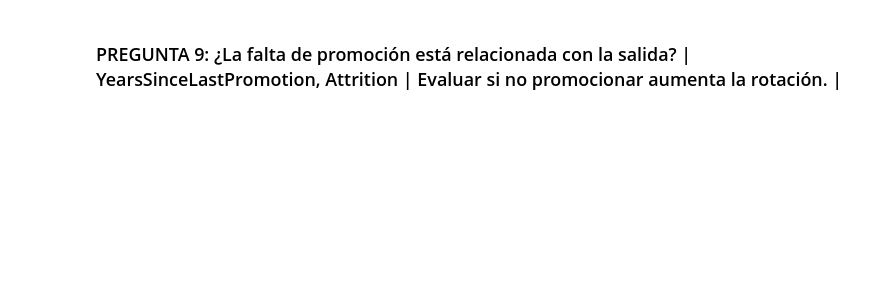
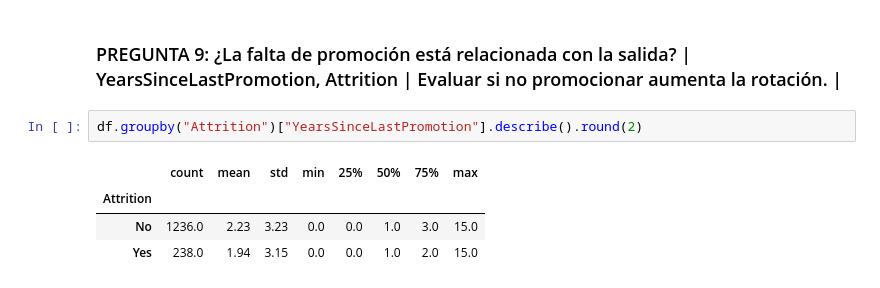
Before and after one commit to aliciagonzalezgoz/project-da-promo-69-modulo-3-team-2, a Jupyter notebook: Fase1.ipynb, the cells around one changed output. Saved outputs shown, nothing was run; the diff lists cells and outputs as text; blank space fills up the shorter version.

```diff
--- a/Fase1.ipynb
+++ b/Fase1.ipynb
@@ -385,2 +391,9 @@ Revisar la política salarial, especialmente en los puestos con mayor rotación
 # %% [markdown]
 ### PREGUNTA 9:  ¿La falta de promoción está relacionada con la salida? | YearsSinceLastPromotion, Attrition | Evaluar si no promocionar aumenta la rotación. |
+# %%
+df.groupby("Attrition")["YearsSinceLastPromotion"].describe().round(2)
+# %% [output]
+|  | count | mean | std | min | 25% | 50% | 75% | max |
+| Attrition |  |  |  |  |  |  |  |  |
+| No | 1236.0 | 2.23 | 3.23 | 0.0 | 0.0 | 1.0 | 3.0 | 15.0 |
+| Yes | 238.0 | 1.94 | 3.15 | 0.0 | 0.0 | 1.0 | 2.0 | 15.0 |
```
Also changed, not shown: parts of 40 cells of this notebook, 1 other file.
